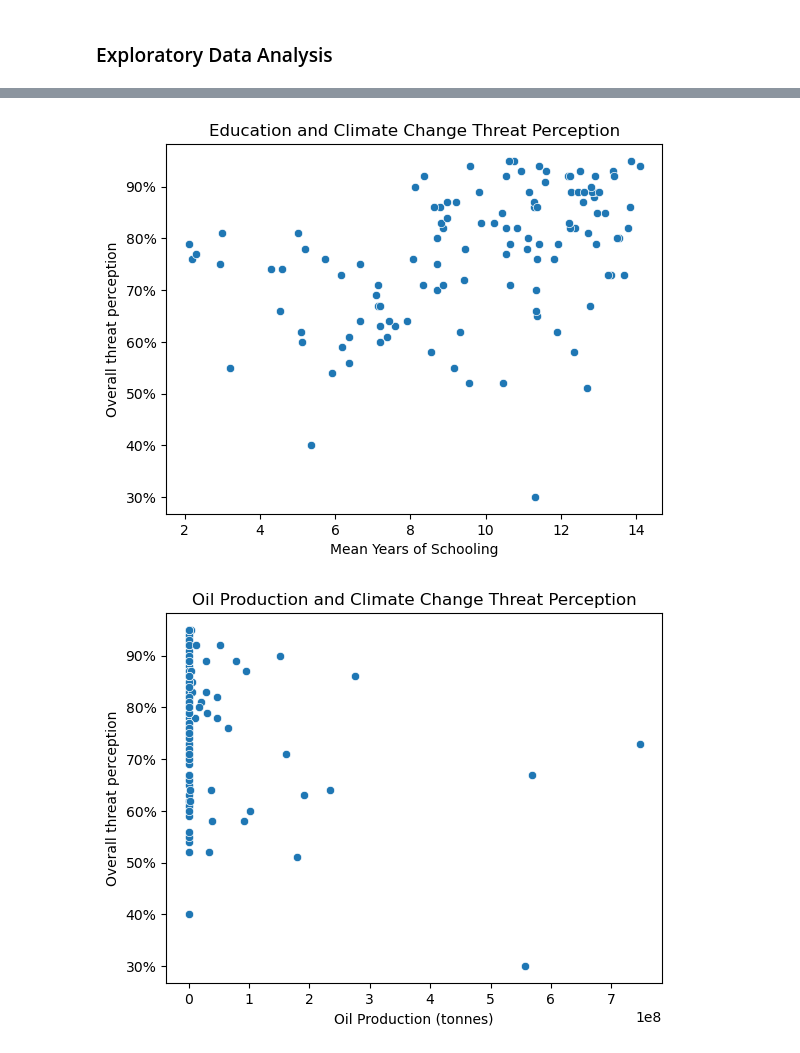
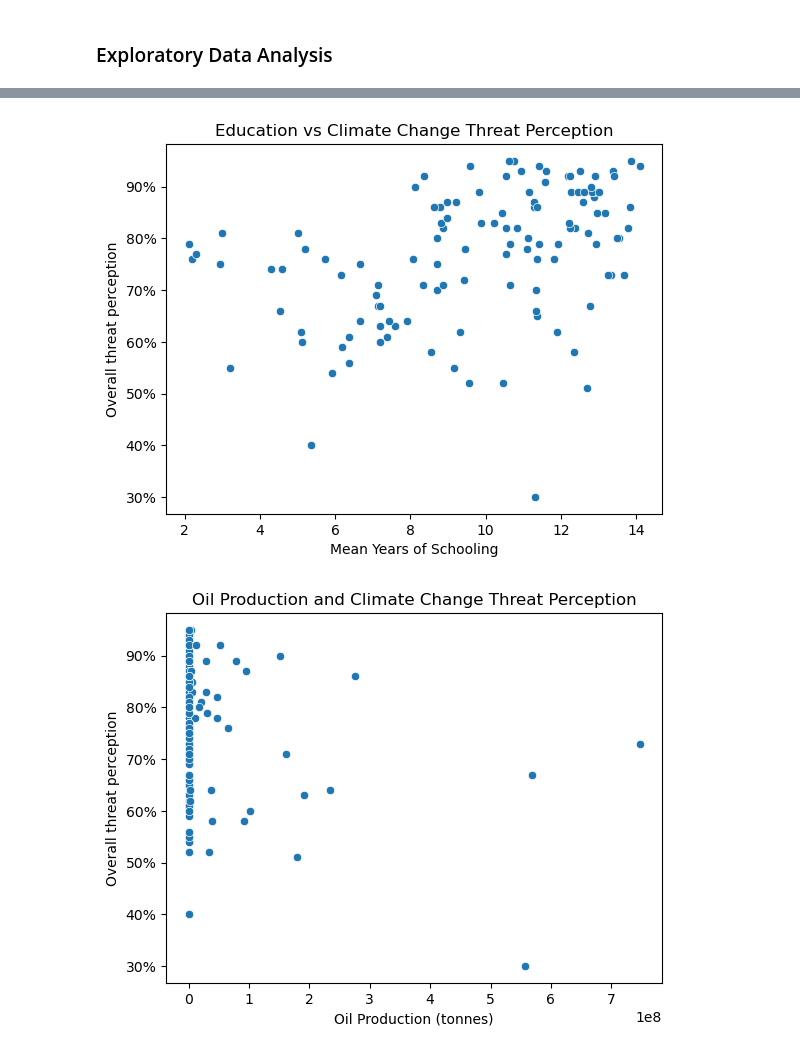
Before and after one commit to seshafi/Climate-Change-Perception, a Jupyter notebook: Climate Change Perception.ipynb, the cells around one changed output, grey strips where cells are left out. Saved outputs shown, nothing was run; the diff lists cells and outputs as text; code cells hidden in the pictures.

```diff
--- a/Climate Change Perception.ipynb
+++ b/Climate Change Perception.ipynb
@@ -15,6 +32,6 @@ from sklearn.metrics import r2_score
 # %%
-perception = pd.read_csv('../2024/Cleaned Data/CC Perception.csv')
-disasters = pd.read_csv('../2024/Cleaned Data/Disaster Deaths.csv')
-education = pd.read_csv('../2024/Cleaned Data/Education.csv')
-oil = pd.read_csv('../2024/Cleaned Data/Oil Production.csv')
-media = pd.read_csv('../2024/Cleaned Data/Press Freedom.csv')
+perception = pd.read_csv('../Projects/Cleaned Data/CC Perception.csv')
+disasters = pd.read_csv('../Projects/Cleaned Data/Disaster Deaths.csv')
+education = pd.read_csv('../Projects/Cleaned Data/Education.csv')
+oil = pd.read_csv('../Projects/Cleaned Data/Oil Production.csv')
+media = pd.read_csv('../Projects/Cleaned Data/Press Freedom.csv')
@@ -59,10 +99,10 @@ df['Disaster Deaths per 100K People'] = df['Disaster Deaths per 100K People'].fi
 # %%
 plot = sns.scatterplot(x='MYS', y='Overall threat perception', data=df)
 plt.xlabel('Mean Years of Schooling')
 plot.yaxis.set_major_formatter(mtick.PercentFormatter())
-plt.title("Education and Climate Change Threat Perception", loc='center', size=12);
+plt.title("Education vs Climate Change Threat Perception", loc='center', size=12);
 # %% [output]
-[figure, old version]
+[figure, new version]
 # %%
 plot = sns.scatterplot(x='Oil Production', y='Overall threat perception', data=df)
 plt.xlabel('Oil Production (tonnes)')
```
Also changed, not shown: parts of 22 cells of this notebook.
